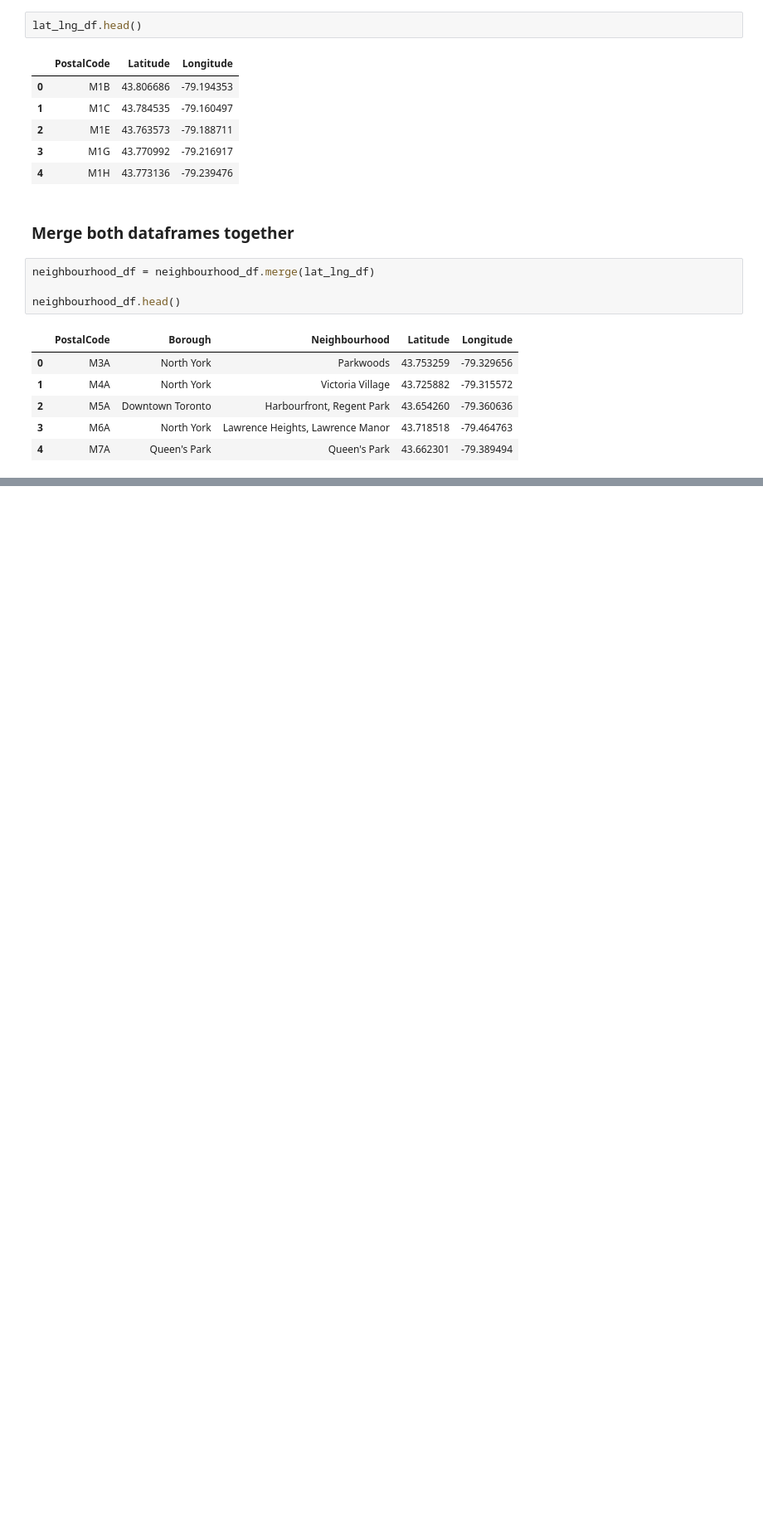
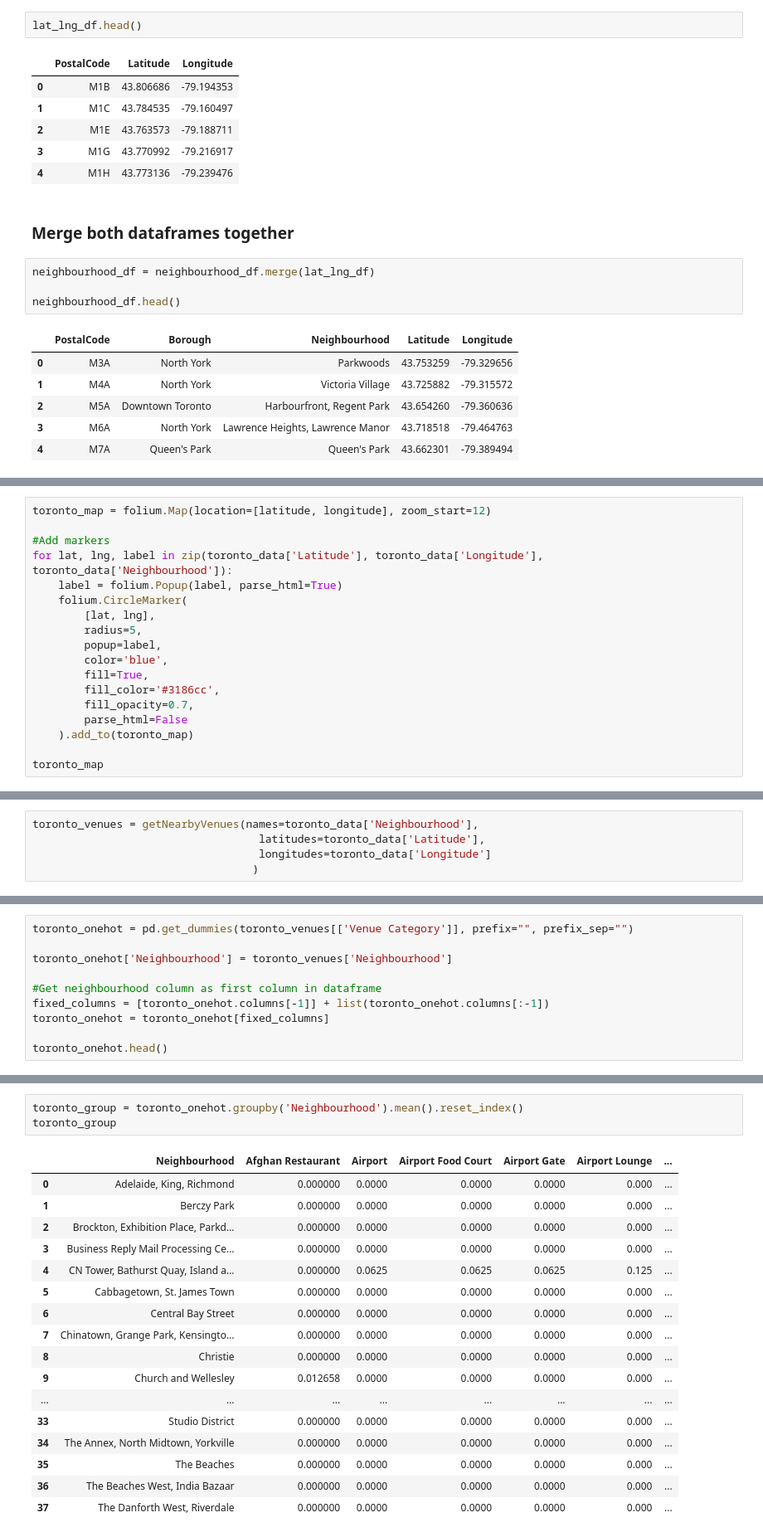
Before and after one commit to genephoenix/segmenting-clustering-toronto-neighbourhoods, a Jupyter notebook: Segmenting and Clustering Neighborhoods in Toronto.ipynb, the cells around one changed output, grey strips where cells are left out. Shown at 83% size. Drawn from its saved outputs; the diff is of its cells as text; blank space fills up the shorter version.

Commit message:
Added Part 3 of Assignment - Visualizing neighbourhood clusters

```diff
--- a/Segmenting and Clustering Neighborhoods in Toronto.ipynb
+++ b/Segmenting and Clustering Neighborhoods in Toronto.ipynb
@@ -178,0 +258,18 @@ neighbourhood_df.head()
+# %%
+toronto_map = folium.Map(location=[latitude, longitude], zoom_start=12)
+
+#Add markers
+for lat, lng, label in zip(toronto_data['Latitude'], toronto_data['Longitude'], toronto_data['Neighbourhood']):
+    label = folium.Popup(label, parse_html=True)
+    folium.CircleMarker(
+        [lat, lng],
+        radius=5,
+        popup=label,
+        color='blue',
+        fill=True,
+        fill_color='#3186cc',
+        fill_opacity=0.7,
+        parse_html=False
+    ).add_to(toronto_map)
+
+toronto_map
@@ -178,0 +324,5 @@ neighbourhood_df.head()
+# %%
+toronto_venues = getNearbyVenues(names=toronto_data['Neighbourhood'],
+                                   latitudes=toronto_data['Latitude'],
+                                   longitudes=toronto_data['Longitude']
+                                  )
@@ -178,0 +389,10 @@ neighbourhood_df.head()
+# %%
+toronto_onehot = pd.get_dummies(toronto_venues[['Venue Category']], prefix="", prefix_sep="")
+
+toronto_onehot['Neighbourhood'] = toronto_venues['Neighbourhood']
+
+#Get neighbourhood column as first column in dataframe
+fixed_columns = [toronto_onehot.columns[-1]] + list(toronto_onehot.columns[:-1])
+toronto_onehot = toronto_onehot[fixed_columns]
+
+toronto_onehot.head()
@@ -178,0 +415,21 @@ neighbourhood_df.head()
+# %%
+toronto_group = toronto_onehot.groupby('Neighbourhood').mean().reset_index()
+toronto_group
+# %% [output]
+|  | Neighbourhood | Afghan Restaurant | Airport | Airport Food Court | Airport Gate | Airport Lounge | ... |
+| 0 | Adelaide, King, Richmond | 0.000000 | 0.0000 | 0.0000 | 0.0000 | 0.000 | ... |
+| 1 | Berczy Park | 0.000000 | 0.0000 | 0.0000 | 0.0000 | 0.000 | ... |
+| 2 | Brockton, Exhibition Place, Parkd... | 0.000000 | 0.0000 | 0.0000 | 0.0000 | 0.000 | ... |
+| 3 | Business Reply Mail Processing Ce... | 0.000000 | 0.0000 | 0.0000 | 0.0000 | 0.000 | ... |
+| 4 | CN Tower, Bathurst Quay, Island a... | 0.000000 | 0.0625 | 0.0625 | 0.0625 | 0.125 | ... |
+| 5 | Cabbagetown, St. James Town | 0.000000 | 0.0000 | 0.0000 | 0.0000 | 0.000 | ... |
+| 6 | Central Bay Street | 0.000000 | 0.0000 | 0.0000 | 0.0000 | 0.000 | ... |
+| 7 | Chinatown, Grange Park, Kensingto... | 0.000000 | 0.0000 | 0.0000 | 0.0000 | 0.000 | ... |
+| 8 | Christie | 0.000000 | 0.0000 | 0.0000 | 0.0000 | 0.000 | ... |
+| 9 | Church and Wellesley | 0.012658 | 0.0000 | 0.0000 | 0.0000 | 0.000 | ... |
+| ... | ... | ... | ... | ... | ... | ... | ... |
+| 33 | Studio District | 0.000000 | 0.0000 | 0.0000 | 0.0000 | 0.000 | ... |
+| 34 | The Annex, North Midtown, Yorkville | 0.000000 | 0.0000 | 0.0000 | 0.0000 | 0.000 | ... |
+| 35 | The Beaches | 0.000000 | 0.0000 | 0.0000 | 0.0000 | 0.000 | ... |
+| 36 | The Beaches West, India Bazaar | 0.000000 | 0.0000 | 0.0000 | 0.0000 | 0.000 | ... |
+| 37 | The Danforth West, Riverdale | 0.000000 | 0.0000 | 0.0000 | 0.0000 | 0.000 | ... |
```
Also changed, not shown: parts of 44 cells of this notebook.
